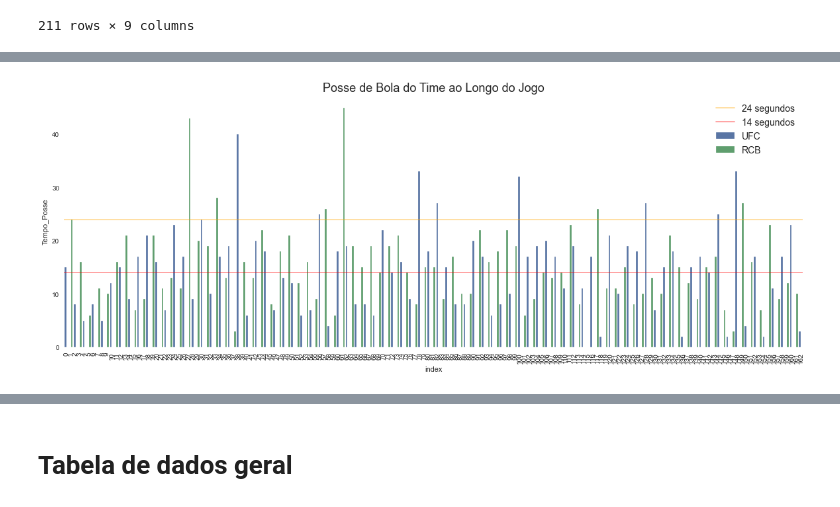
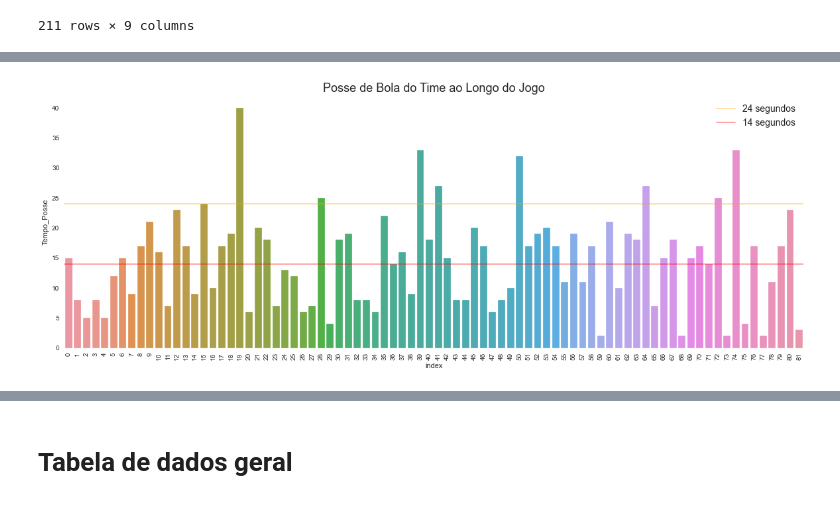
Before and after one commit to Rafael-Prochnow/Analise-descritiva-para-um-time, a Jupyter notebook: Jogada_Jogada.ipynb, the cells around one changed output, grey strips where cells are left out. Drawn from its saved outputs; the diff is of its cells as text; code cells hidden in the pictures.

```diff
--- a/Jogada_Jogada.ipynb
+++ b/Jogada_Jogada.ipynb
@@ -817,6 +805,6 @@ posse_de_bola['Tempo_de_Termino'] = posse_de_bola['Tempo_de_Termino'].astype(int
 # %%
 posse_de_bola['Tempo_Posse'] = posse_de_bola['Tempo_de_Termino'] - posse_de_bola['Tempo_de_Inicio']
 # %%
-posse_de_bola.reset_index(inplace=True)
+posse_de_bola.reset_index(inplace=True, drop=True)
 posse_de_bola[49:]
 # %% [output]
@@ -835,0 +824,10 @@ posse_de_bola[49:]
+# %%
+teste = posse_de_bola[posse_de_bola['Time']==sigla_time_a]
+teste.reset_index(inplace=True,drop=True)
+teste1 = posse_de_bola[posse_de_bola['Time']==sigla_time_b]
+teste1.reset_index(inplace=True,drop=True)
+# %%
+grafico_posse_time1 = teste
+grafico_posse_time1.reset_index(inplace=True)
+grafico_posse_time2 = teste1
+grafico_posse_time2.reset_index(inplace=True)
@@ -836,13 +866,13 @@ posse_de_bola[49:]
 # %%
 plt.style.use('seaborn')
 sns.set_style('white')
 plt.figure(figsize=(20,7))
-sns.barplot(x='index', y = 'Tempo_Posse',data=posse_de_bola, hue='Time')
+sns.barplot(x='index', y='Tempo_Posse', data=grafico_posse_time1)
 plt.title('Posse de Bola do Time ao Longo do Jogo', fontsize=18)
 plt.xticks(rotation=90)
 plt.axhline(24, color='orange', alpha=0.4, label = '24 segundos')
 plt.axhline(14, color='red', alpha=0.4, label = '14 segundos')
 plt.legend(loc='upper right', bbox_to_anchor=(1, 1), prop={'size':14})
-plt.savefig('RELATORIO/teste3.jpg', format='jpeg')
+plt.savefig('RELATORIO/teste3.png', format='png')
 # %% [output]
-[figure, old version]
+[figure, new version]
```
Also changed, not shown: parts of 19 cells of this notebook.
